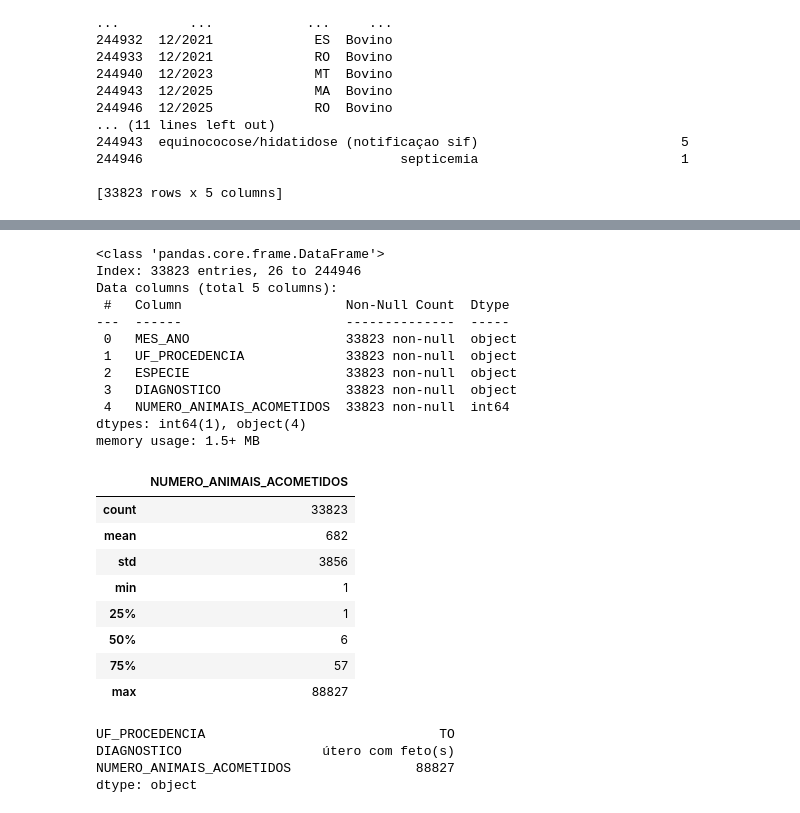
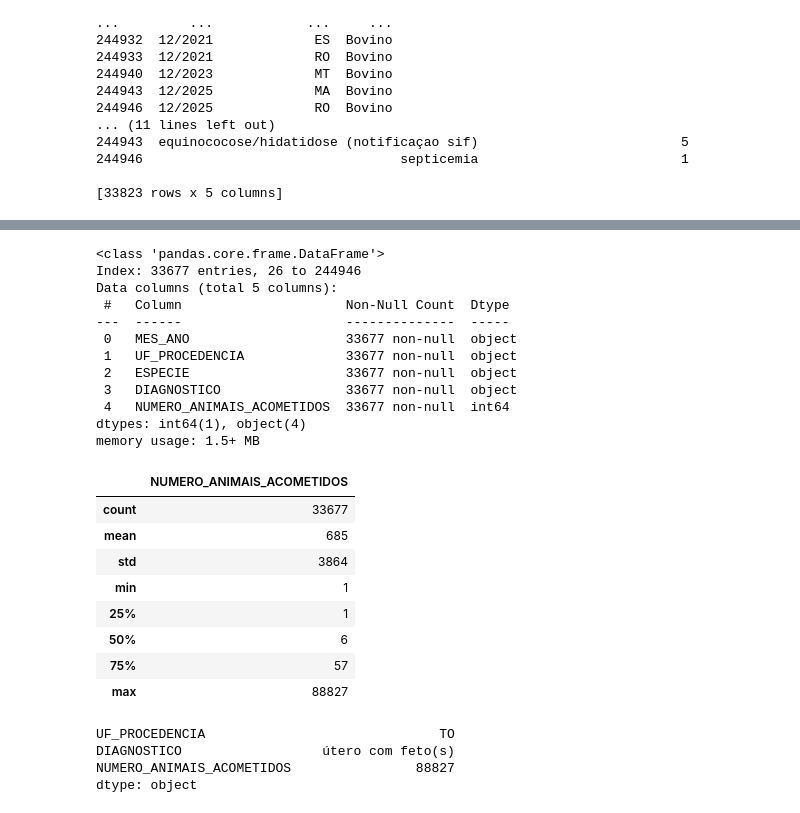
Before and after one commit to Naiasha/Project-data-disease-animal, a Jupyter notebook: analise_DP.ipynb, the cells around one changed output, grey strips where cells are left out. Drawn from its saved outputs; the diff is of its cells as text; code cells hidden in the pictures.

Commit message:
Atualização dos cálculos para filtrar as doenças específicas para bovinos

```diff
--- a/analise_DP.ipynb
+++ b/analise_DP.ipynb
@@ -231,0 +252,9 @@ print(df_bovino)
+# %%
+#Retira as doenças que não são de interesse para a pesquisa utilizando o método isin() para filtrar as linhas que não correspondem às doenças listadas. O operador ~ é usado para negar a condição, ou seja, para selecionar as linhas que não estão na lista de doenças.
+df_bovino_doenças = df_bovino[~df_bovino['DIAGNOSTICO'].isin(['abscesso subcutâneo (lagomorfos)','afecções do aparelho reprodutor (coelho)','bronquite aviária (já notificado)','bronquite aviária (notificação sif)','canibalismo (no ante mortem)',
+                                                           'cisticercose ovina','cisticercose suína (notificação sif)','coriza infecciosa das aves','criptorquida (suíno)',
+                                                           'encefalomielite equina do leste (confirmado)','epididimite ovina (notificação sif)','exantema genital equino (já notificado)',
+                                                           'gastroenterite transmissível suínos (confirmado)','hepatite viral patos (confirmado)','hepatopatias (coelho)','linfangite ulcerativa (notificação sif)',
+                                                           'metrite contagiosa equina (confirmado)','metrite contagiosa equina (suspeito)','síndrome ascítica (aves)'
+])]
+print(df_bovino_doenças)
@@ -232,25 +279,25 @@ print(df_bovino)
 # %%
-df_bovino.info()
+df_bovino_doenças.info()
 # %% [output]
 <class 'pandas.core.frame.DataFrame'>
-Index: 33823 entries, 26 to 244946
+Index: 33677 entries, 26 to 244946
 Data columns (total 5 columns):
  #   Column                     Non-Null Count  Dtype
 ---  ------                     --------------  -----
- 0   MES_ANO                    33823 non-null  object
- 1   UF_PROCEDENCIA             33823 non-null  object
- 2   ESPECIE                    33823 non-null  object
- 3   DIAGNOSTICO                33823 non-null  object
- 4   NUMERO_ANIMAIS_ACOMETIDOS  33823 non-null  int64
+ 0   MES_ANO                    33677 non-null  object
+ 1   UF_PROCEDENCIA             33677 non-null  object
+ 2   ESPECIE                    33677 non-null  object
+ 3   DIAGNOSTICO                33677 non-null  object
+ 4   NUMERO_ANIMAIS_ACOMETIDOS  33677 non-null  int64
 dtypes: int64(1), object(4)
 memory usage: 1.5+ MB
 # %%
-df_bovino.describe()
+df_bovino_doenças.describe()
 # %% [output]
 |  | NUMERO_ANIMAIS_ACOMETIDOS |
-| count | 33823 |
-| mean | 682 |
-| std | 3856 |
+| count | 33677 |
+| mean | 685 |
+| std | 3864 |
 | min | 1 |
 | 25% | 1 |
 | 50% | 6 |
```
Also changed, not shown: parts of 3 cells of this notebook.
